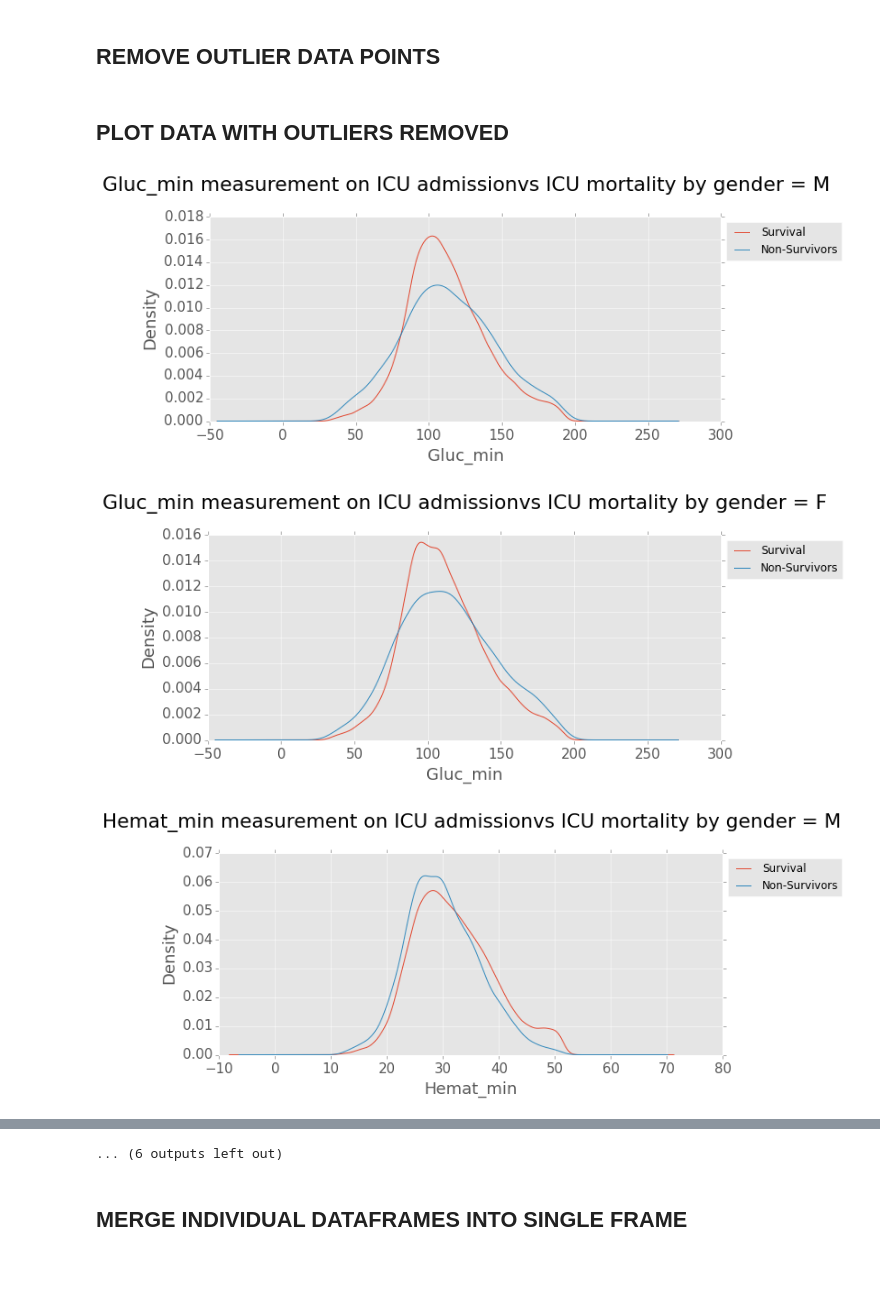
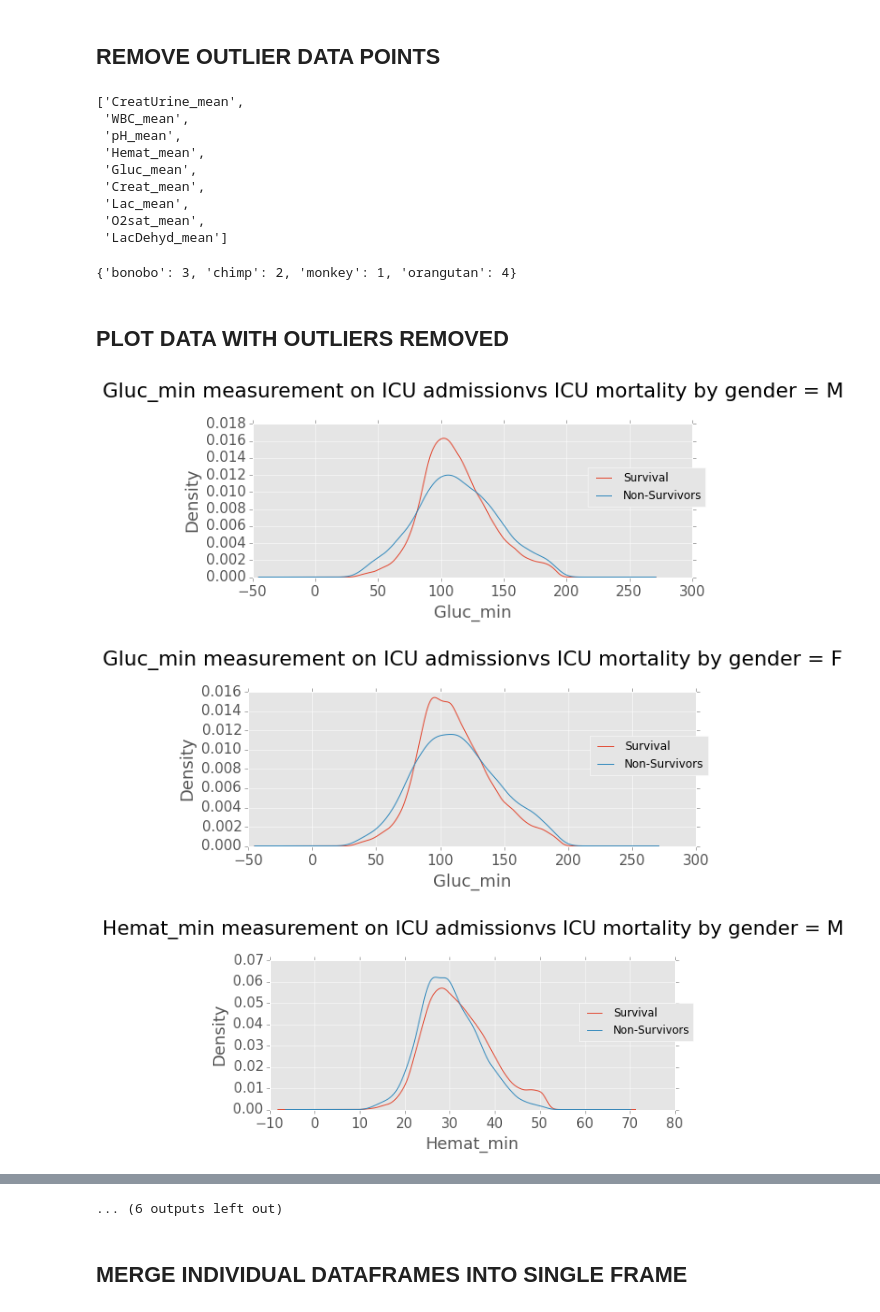
Before and after one commit to RJBeetel3/mimic3_analysis, a Jupyter notebook: LABEVENTS_FIRST24.ipynb, the cells around one changed output, grey strips where cells are left out. Saved outputs shown, nothing was run; the diff lists cells and outputs as text; code cells hidden in the pictures; blank space fills up the shorter version.

```diff
--- a/LABEVENTS_FIRST24.ipynb
+++ b/LABEVENTS_FIRST24.ipynb
@@ -366,7 +400,7 @@ for col in dummy.keys():
         plt.title('{} measurement on ICU admission'.format(col) +
                    'vs ICU mortality by gender = {}\n'.format(gend))
         plt.xlabel(col)
-        plt.legend(loc="upper left", bbox_to_anchor=(1,1),fontsize=12)
+        plt.legend(loc="upper left", bbox_to_anchor=(.75,.75),fontsize=12)
 
 
         #print "{}    {}".format(maxlim, minlim)
@@ -408,6 +442,33 @@ for calc in calc_dict.keys():
         names_dict[col+suffix] = dummy[~((dummy[col2] >= Q1 - step) & (dummy[col2] <= Q3 + step))].index
         dummy.set_value(names_dict[col+suffix], col2, np.NaN)
         #print "{}   {}     {}".format(col, col2, dummy.dropna().shape)
+# %%
+calc_dict['mean'].keys()
+# %% [output]
+['CreatUrine_mean',
+ 'WBC_mean',
+ 'pH_mean',
+ 'Hemat_mean',
+ 'Gluc_mean',
+ 'Creat_mean',
+ 'Lac_mean',
+ 'O2sat_mean',
+ 'LacDehyd_mean']
+# %%
+test_dict = {"monkey" : 1,
+            "chimp": 2,
+            "bonobo": 3,
+            "orangutan": 4}
+
+def switch(test_dict):
+    new_dict = test_dict.copy()
+
+    new_dict["monkey"] = 5
+
+switch(test_dict)
+display(test_dict)
+# %% [output]
+{'bonobo': 3, 'chimp': 2, 'monkey': 1, 'orangutan': 4}
 # %% [markdown]
 ## PLOT DATA WITH OUTLIERS REMOVED
 # %%
@@ -440,34 +501,34 @@ for col in dummy.keys():
     #dummy = mean_dict[key][mean_dict[key].gender == 'F']
     #dummy = skew_dict[key].merge(pd.DataFrame(ptnt_demog['hospital_expire_flag']),
     #                                   left_index = True, right_index = True, how='left', sort = True)
 
         maxx = 0.99
         minn = 0.01
 
         live_max = live[col2].dropna().max()#quantile(0.999)
         live_min = live[col2].dropna().min()#quantile(0.001)
         dead_max = dead[col2].dropna().max()#quantile(0.999)
         dead_min = dead[col2].dropna().min()#quantile(0.001)
         maxlim = max(live_max, dead_max)
         minlim = min(live_min, dead_min)
 
 
         plt.subplots(figsize=(10,4))
         live[(live[col2] < live_max) & (live[col2] > live_min)][col2].plot.kde(
                                                                             alpha=1.0,label='Survival')
 
         dead[(dead[col2] < dead_max) & (dead[col2] > dead_min)][col2].plot.kde(
                                                                             alpha=1.0,label='Non-Survivors')
         # add title, labels etc.
         plt.title('{} measurement on ICU admission'.format(col) +
                    'vs ICU mortality by gender = {}\n'.format(gend))
         plt.xlabel(col)
-        plt.legend(loc="upper left", bbox_to_anchor=(1,1),fontsize=12)
+        plt.legend(loc="upper left", bbox_to_anchor=(0.75,0.75),fontsize=12)
 
 
         #print "{}    {}".format(maxlim, minlim)
         #plt.xlim(minlim, maxlim)
 # %% [output]
-[figure, old version]
+[figure, new version]
-[figure, old version]
+[figure, new version]
-[figure, old version]
+[figure, new version]
```
Also changed, not shown: parts of 6 cells of this notebook, 2 other files.
